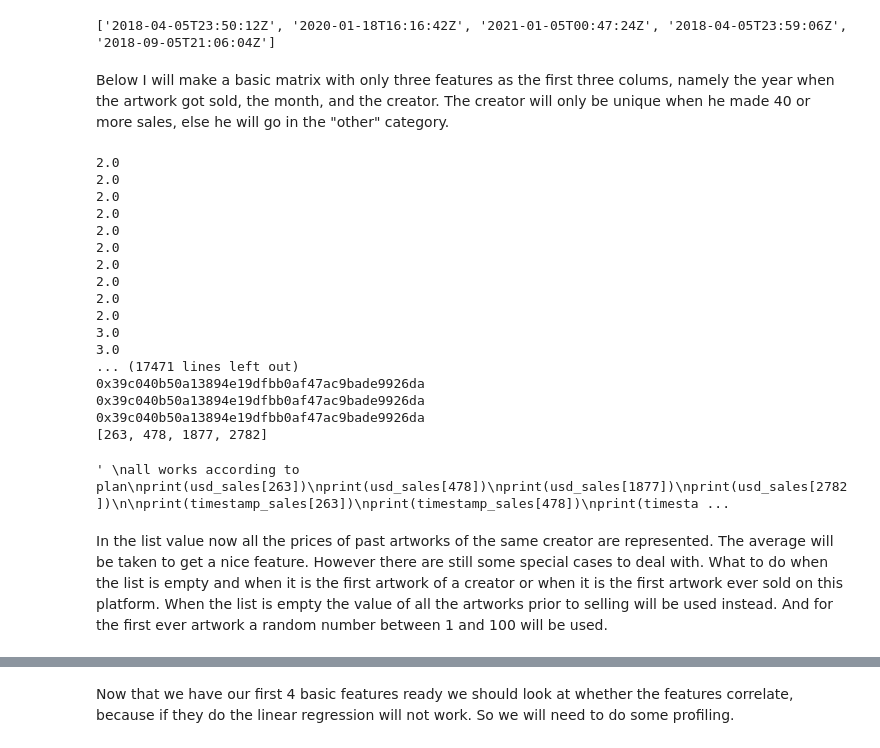
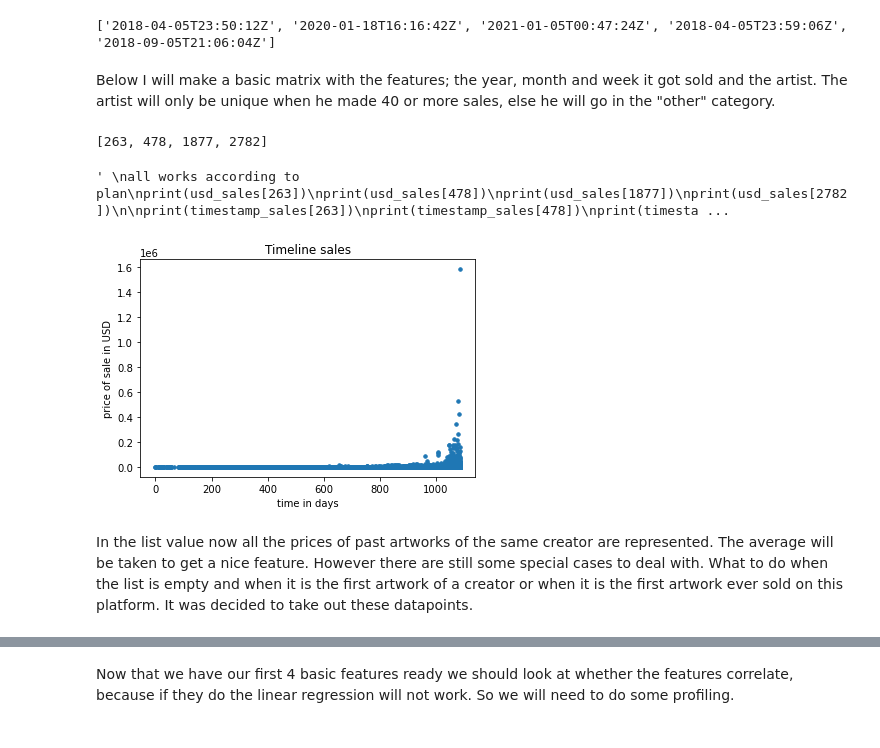
Before and after one commit to Serg99io/Capstone-cryptoart, a Jupyter notebook: capstone notebook.ipynb, the cells around one changed output, grey strips where cells are left out. Saved outputs shown, nothing was run; the diff lists cells and outputs as text; code cells hidden in the pictures.

```diff
--- a/capstone notebook.ipynb
+++ b/capstone notebook.ipynb
@@ -35,9 +35,9 @@ print(timestamp_sales[:5])
 # %% [output]
 ['2018-04-05T23:50:12Z', '2020-01-18T16:16:42Z', '2021-01-05T00:47:24Z', '2018-04-05T23:59:06Z', '2018-09-05T21:06:04Z']
 # %% [markdown]
-Below I will make a basic matrix with only three features as the first three colums, namely the year when the artwork got sold, the month, and the creator. The creator will only be unique when he made 40 or more sales, else he will go in the "other" category.
+Below I will make a basic matrix with the features; the year, month and week it got sold and the artist. The artist will only be unique when he made 40 or more sales, else he will go in the "other" category.
 # %%
-matrix_basic = np.zeros((len(timestamp_sales),9))
+matrix_basic = np.zeros((len(timestamp_sales),8))
 
 count = 0
 #first day something got sold in this dataset.
@@ -54,16 +54,14 @@ for i in timestamp_sales:
     date = i.split("T")[0]
     time = i.split("T")[1][0:-1]
     #getting a datetime format out of timestamps.
-    #print(time)
     date2 = datetime.datetime(int(date[0:4]),int(date[5:7]),int(date[8:]),hour = int(time[0:2]),minute = int(time[3:5]), second = int(time[6:]))
-    #print(date2)
     date_year = date[:4]
     date_months = date[5:7]
     date_days = date[8:]
     matrix_basic[count][0] = int(date_year) - 2017
     matrix_basic[count][1] = int(date_months)
     matrix_basic[count][2] = math.ceil(int(date_days)/7)
-    #print(str(math.ceil(int(date_days)/7)) + " " + str(date_days))
+    #print(str(math.ceil(int(date_days)/7)) + " " + str(date_days)) #test
     delta = date2 - first_day
     daydiff = delta.days
     lstdays.append(date2)
@@ -71,11 +69,15 @@ for i in timestamp_sales:
     count = count + 1
 #the first 10 dates have been tested
 
+fig, ax6 = plt.subplots()
+ax6.scatter(lstdays2, usd_sales,s=12)
+ax6.set_ylabel("price of sale in USD")
+ax6.set_xlabel("time in days")
+ax6.set_title("Timeline sales")
 #dict with keys tokens and values creator
 dict_toccrea = dict()
 countt = 0
 for i in tokenId_tokens:
-    #print(i)
     #print(len(creator_tokens)) 22232
     dict_toccrea[i] = creator_tokens[countt]
     countt = countt + 1
@@ -84,7 +86,7 @@ listwcreato = []
 for i in tokenId_sales:
 
     listwcreato.append(dict_toccrea[i])
-#print(listwcreato[:12])
+
 dictcrea = dict()
 
 #print(listwcreato)
@@ -106,16 +108,16 @@ for i in listwcreato:
     else:
         matrix_basic[count7][3] = 1
         count7 = count7 + 1
-for i in matrix_basic[:,3]:
-    print(i)
-print(matrix_basic[263,:])
-print(matrix_basic[478,:])
-print(matrix_basic[1877,:])
-#print(listwcreato[260] + "   " + listwcreato[261])
+
+
+#print(matrix_basic[263,:])
+#print(matrix_basic[478,:])
+#print(matrix_basic[1877,:])
 #matrix first three columns are tested and work.
-#print(matrix_basic[:100])
+
 #the value of past artworks sold by the creator.
 #source: https://stackoverflow.com/questions/5419204/index-of-duplicates-items-in-a-python-list
+#gets all duplicates
 def duplicates(lst, item):
     lst_dupl = []
     count1 = 0
@@ -132,25 +134,21 @@ count3 = 0
 lstwithindx = []
 #we got a list with all indexes in the sales.csv file that have the same creator
 count231 = 0
-for i in listwcreato:
-    if i == "0x77350e1152efd5f2d807a6124015c629a907155e":
-        #print(count231)
-        count231 = count231+1
-    else:
-        count231 = count231+1
-print(listwcreato[263])
-print(listwcreato[478])
-print(listwcreato[1877])
-print(listwcreato[2782])
+#test
+#print(listwcreato[263])
+#print(listwcreato[478])
+#print(listwcreato[1877])
+#print(listwcreato[2782])
 for i in listwcreato:
     lst = duplicates(listwcreato, i)
     lstwithindx.append(lst)
 
+#part of test
 for i in range(len(lstwithindx)):
     if  3 < len(lstwithindx[i]) < 5:
         r = i
         break
-#print(r)
+
 print(lstwithindx[263])
 #lstwithindx got tested for the first 11 and it was correct
 count4 = 0
@@ -159,53 +157,38 @@ for i in lstwithindx:
     lst12 = []
     for j in i:
         #when the datetime precedes the sale time then it will get added to the list of values.
         if lstdays[j] < lstdays[count4]:
             lst12.append(usd_sales[j])
 
             #if count < 5:
                 #print(str(lstdays[j]) + str(lstdays[count4]))
     count4 =count4+1
     value.append(lst12)
 #print(value[:12])
+
 """
 all works according to plan
 print(usd_sales[263])
 print(usd_sales[478])
 print(usd_sales[1877])
 print(usd_sales[2782])
 
 print(timestamp_sales[263])
 print(timestamp_sales[478])
 print(timestamp_sales[1877])
 print(timestamp_sales[2782])
 
-
 print(value[263])
 print(value[478])
 print(value[1877])
 print(value[2782])
- """
+"""
 # %% [output]
-2.0
-2.0
-2.0
-2.0
-2.0
-2.0
-2.0
-2.0
-2.0
-2.0
-3.0
-3.0
-... (17471 lines left out)
-0x39c040b50a13894e19dfbb0af47ac9bade9926da
-0x39c040b50a13894e19dfbb0af47ac9bade9926da
-0x39c040b50a13894e19dfbb0af47ac9bade9926da
 [263, 478, 1877, 2782]
 ' \nall works according to plan\nprint(usd_sales[263])\nprint(usd_sales[478])\nprint(usd_sales[1877])\nprint(usd_sales[2782])\n\nprint(timestamp_sales[263])\nprint(timestamp_sales[478])\nprint(timesta ...
+[figure, added]
 # %% [markdown]
-In the list value now all the prices of past artworks of the same creator are represented. The average will be taken to get a nice feature. However there are still some special cases to deal with. What to do when the list is empty and when it is the first artwork of a creator or when it is the first artwork ever sold on this platform. When the list is empty the value of all the artworks prior to selling will be used instead. And for the first ever artwork a random number between 1 and 100 will be used.
+In the list value now all the prices of past artworks of the same creator are represented. The average will be taken to get a nice feature. However there are still some special cases to deal with. What to do when the list is empty and when it is the first artwork of a creator or when it is the first artwork ever sold on this platform. It was decided to take out these datapoints.
 # %%
 avg_value = []
 count9 = 0
```
Also changed, not shown: parts of 16 cells of this notebook.
